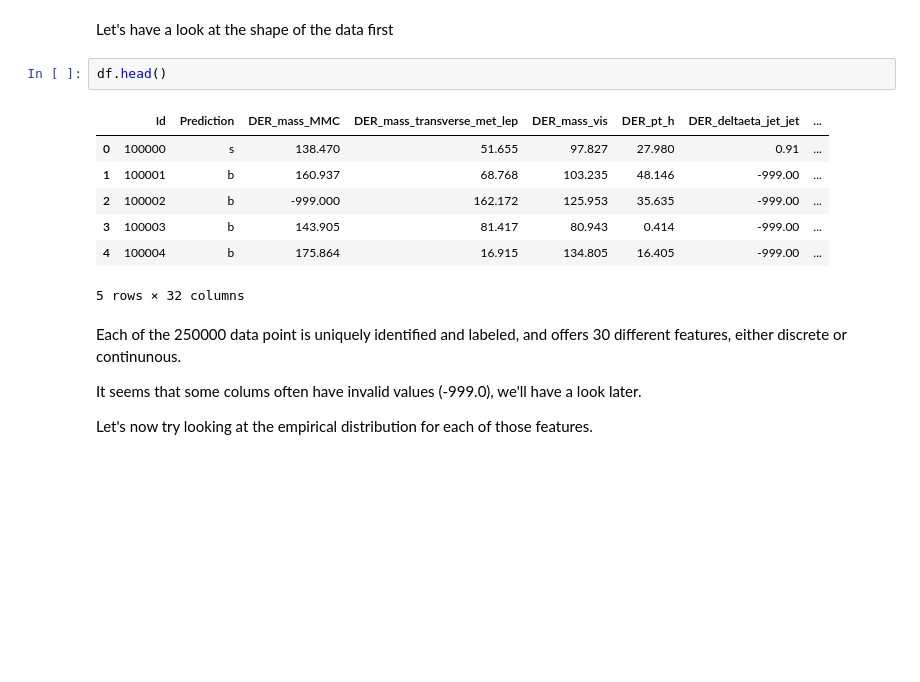
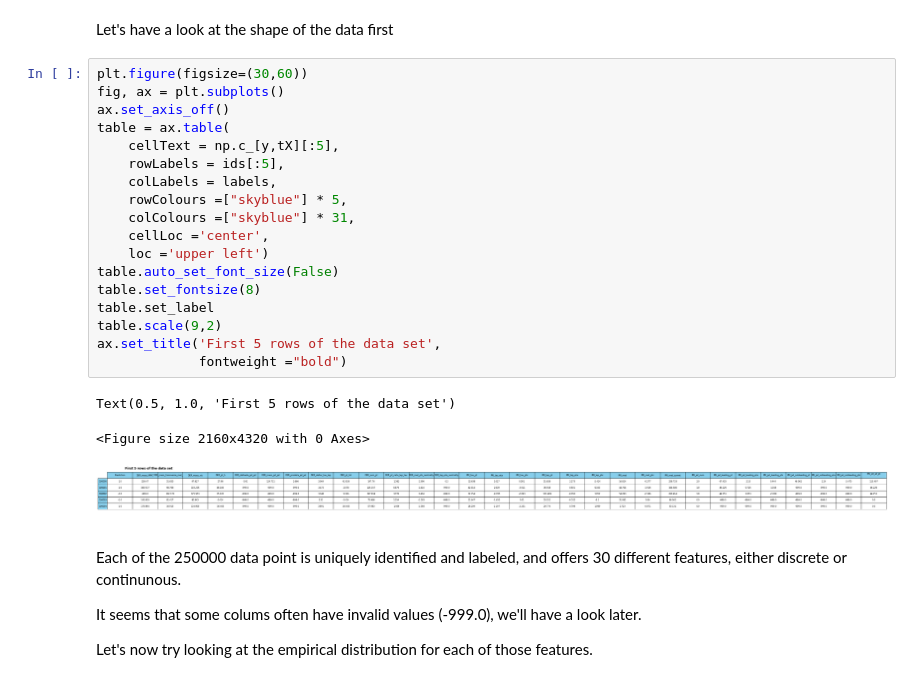
Before and after one commit to mismayil/higgs-boson, a Jupyter notebook: notebooks/exploration.ipynb, the cells around one changed output. Cells and saved outputs as stored; diff of their text form; blank space fills up the shorter version.

```diff
--- a/notebooks/exploration.ipynb
+++ b/notebooks/exploration.ipynb
@@ -23,16 +22,28 @@ df=pd.read_csv(DATA_TRAIN_PATH)
 ## I .First steps
 # %% [markdown]
 Let's have a look at the shape of the data first
-# %%
-df.head()
-# %% [output]
-|  | Id | Prediction | DER_mass_MMC | DER_mass_transverse_met_lep | DER_mass_vis | DER_pt_h | DER_deltaeta_jet_jet | ... |
-| 0 | 100000 | s | 138.470 | 51.655 | 97.827 | 27.980 | 0.91 | ... |
-| 1 | 100001 | b | 160.937 | 68.768 | 103.235 | 48.146 | -999.00 | ... |
-| 2 | 100002 | b | -999.000 | 162.172 | 125.953 | 35.635 | -999.00 | ... |
-| 3 | 100003 | b | 143.905 | 81.417 | 80.943 | 0.414 | -999.00 | ... |
-| 4 | 100004 | b | 175.864 | 16.915 | 134.805 | 16.405 | -999.00 | ... |
-5 rows × 32 columns
+# %%
+plt.figure(figsize=(30,60))
+fig, ax = plt.subplots()
+ax.set_axis_off()
+table = ax.table(
+    cellText = np.c_[y,tX][:5],
+    rowLabels = ids[:5],
+    colLabels = labels,
+    rowColours =["skyblue"] * 5,
+    colColours =["skyblue"] * 31,
+    cellLoc ='center',
+    loc ='upper left')
+table.auto_set_font_size(False)
+table.set_fontsize(8)
+table.set_label
+table.scale(9,2)
+ax.set_title('First 5 rows of the data set',
+             fontweight ="bold")
+# %% [output]
+Text(0.5, 1.0, 'First 5 rows of the data set')
+<Figure size 2160x4320 with 0 Axes>
+[figure, added]
 # %% [markdown]
 Each of the 250000 data point is uniquely identified and labeled, and offers 30 different features, either discrete or continunous.
 
```
Also changed, not shown: parts of 13 cells of this notebook, 1 other file.
